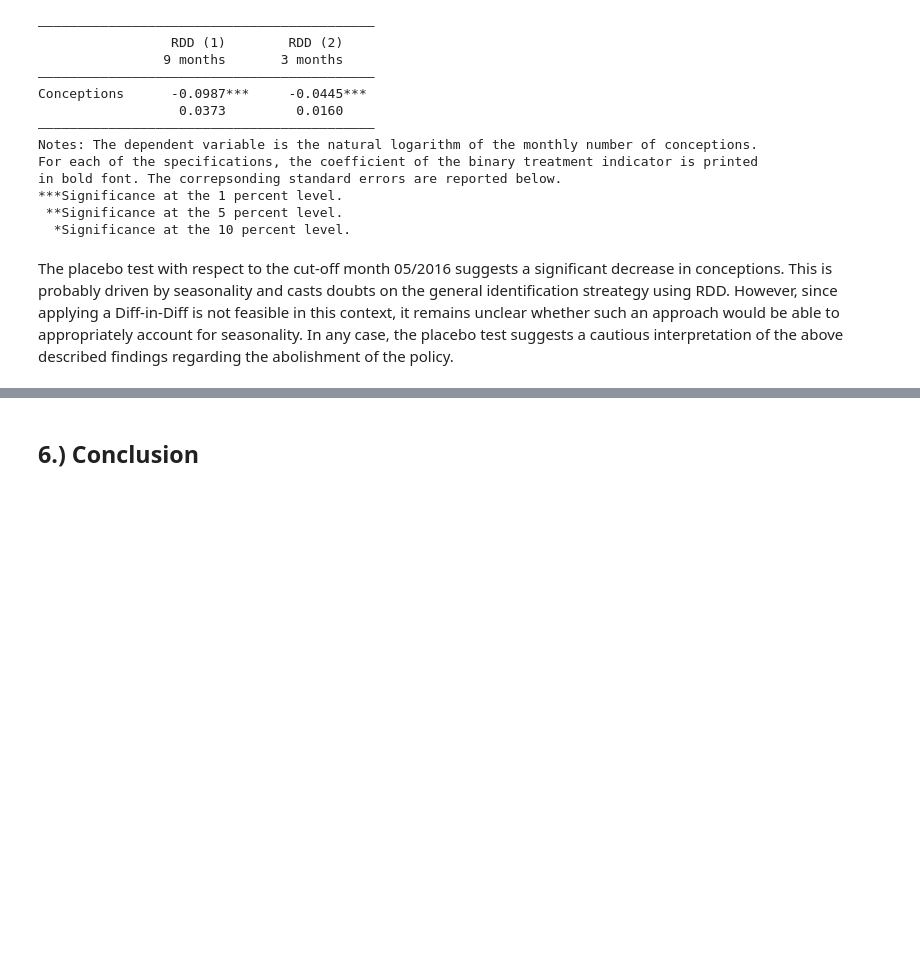
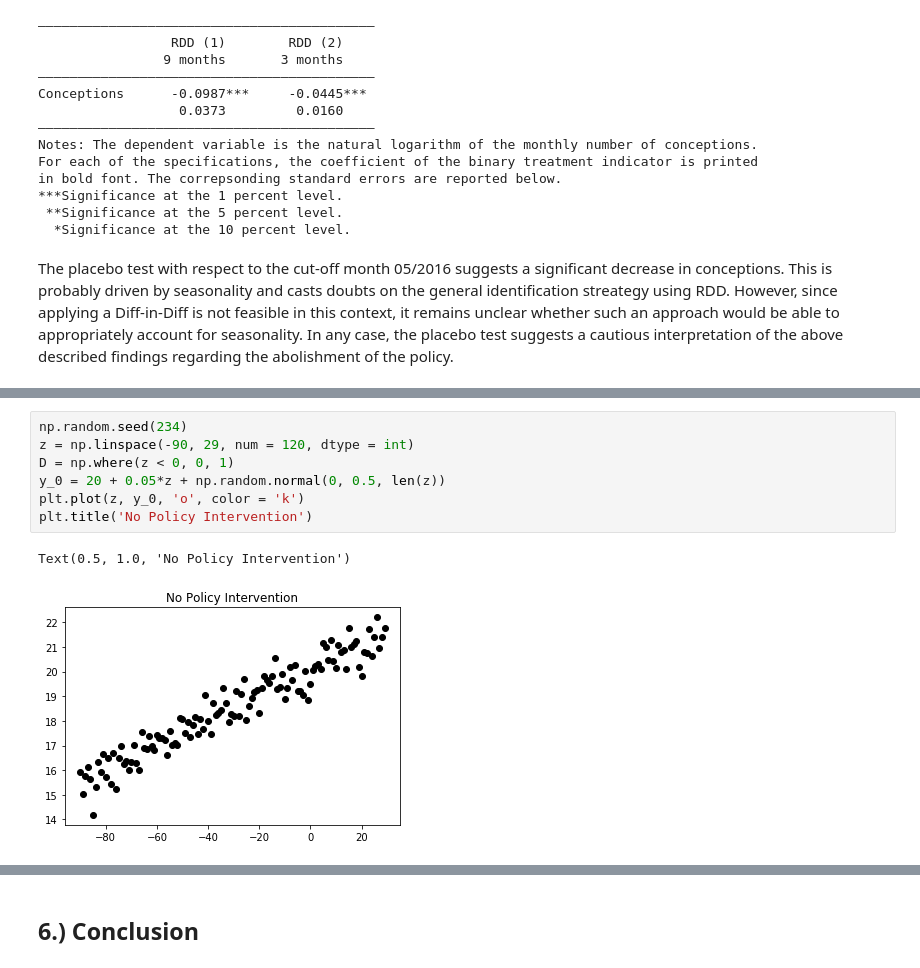
Before and after one commit to marclipfert/student-project-antonia-marc, a Jupyter notebook: student_project_Antonia_Marc.ipynb, the cells around one changed output, grey strips where cells are left out. Saved outputs shown, nothing was run; the diff lists cells and outputs as text; blank space fills up the shorter version.

```diff
--- a/student_project_Antonia_Marc.ipynb
+++ b/student_project_Antonia_Marc.ipynb
@@ -1134,0 +1150,10 @@ The placebo test with respect to the cut-off month 05/2016 suggests a significan
+# %%
+np.random.seed(234)
+z = np.linspace(-90, 29, num = 120, dtype = int)
+D = np.where(z < 0, 0, 1)
+y_0 = 20 + 0.05*z + np.random.normal(0, 0.5, len(z))
+plt.plot(z, y_0, 'o', color = 'k')
+plt.title('No Policy Intervention')
+# %% [output]
+Text(0.5, 1.0, 'No Policy Intervention')
+[figure, added]
```
Also changed, not shown: parts of 22 cells of this notebook, 3 other files.
